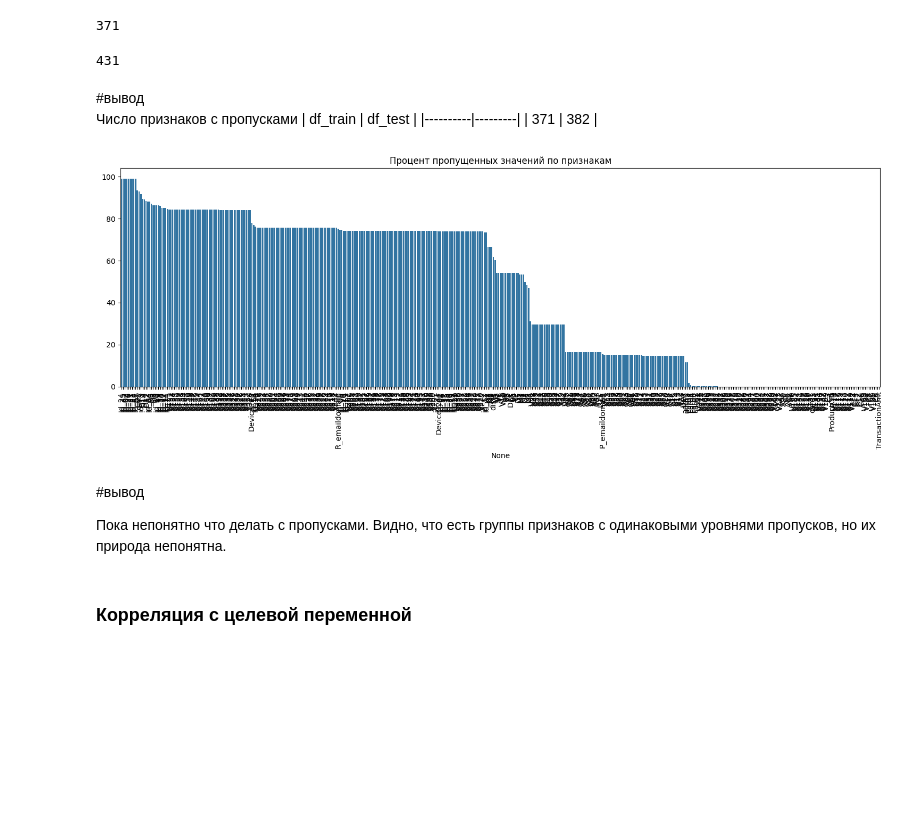
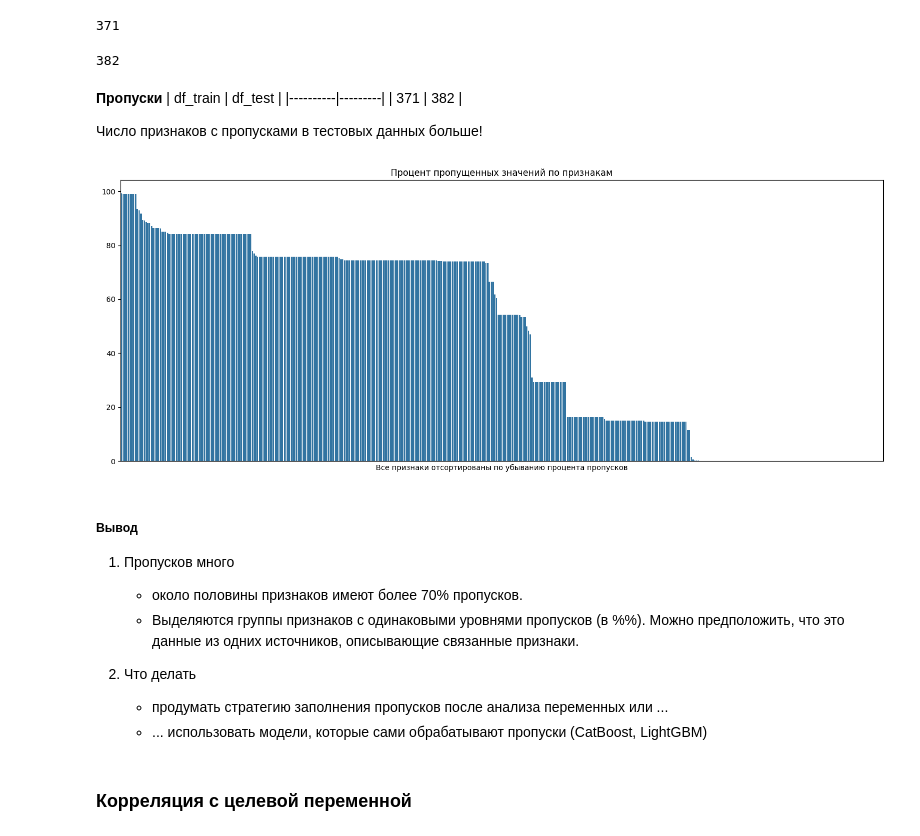
Before and after one commit to psaw/hse-ai24-ml, a Jupyter notebook: hw-7/ML_AI24_HT7.ipynb, the cells around one changed output. Saved outputs shown, nothing was run; the diff lists cells and outputs as text; code cells hidden in the pictures; blank space fills up the shorter version.

```diff
--- a/hw-7/ML_AI24_HT7.ipynb
+++ b/hw-7/ML_AI24_HT7.ipynb
@@ -247,33 +247,38 @@ missing_train_prc = missing_train / len(df_train) * 100
 missing_train[missing_train > 0].count()
 # %% [output]
 371
-# %%
-missing_test = df_test.isnull().sum()
-missing_test = missing_test.sort_values(ascending=False)
-missing_test_prc = missing_test / len(df_test) * 100
-missing_test.count()
-# %% [output]
-431
-# %% [markdown]
-#вывод
-Число признаков с пропусками
-| df_train | df_test |
-|----------|---------|
-| 371      | 382     |
+# %%
+df_test.isnull().sum().pipe(lambda x: x>0).sum()
+# %% [output]
+382
+# %% [markdown]
+**Пропуски**
+| df_train | df_test |
+|----------|---------|
+| 371      | 382     |
+
+
+Число признаков с пропусками в тестовых данных больше!
 # %%
 # Визуализация пропущенных значений
 plt.figure(figsize=(15, 6))
 sns.barplot(x=missing_train_prc.index, y=missing_train_prc.values)
-plt.xticks(rotation=90)
 plt.title('Процент пропущенных значений по признакам')
+plt.xlabel('Все признаки отсортированы по убыванию процента пропусков')
+plt.xticks([])
 plt.tight_layout()
 plt.show()
 # %% [output]
-[figure, old version]
+[figure, new version]
-# %% [markdown]
-#вывод
-
-Пока непонятно что делать с пропусками.
-Видно, что есть группы признаков с одинаковыми уровнями пропусков, но их природа непонятна.
+# %% [markdown]
+##### Вывод
+
+1. Пропусков много
+   - около половины признаков имеют более 70% пропусков.
+   - Выделяются группы признаков с одинаковыми уровнями пропусков (в %%). Можно предположить, что это данные из одних источников, описывающие связанные признаки.
+
+2. Что делать
+   - продумать стратегию заполнения пропусков после анализа переменных или ...
+   - ... использовать модели, которые сами обрабатывают пропуски (CatBoost, LightGBM)
 # %% [markdown]
 ### Корреляция с целевой переменной
```
Also changed, not shown: parts of 40 cells of this notebook, 1 other file.
